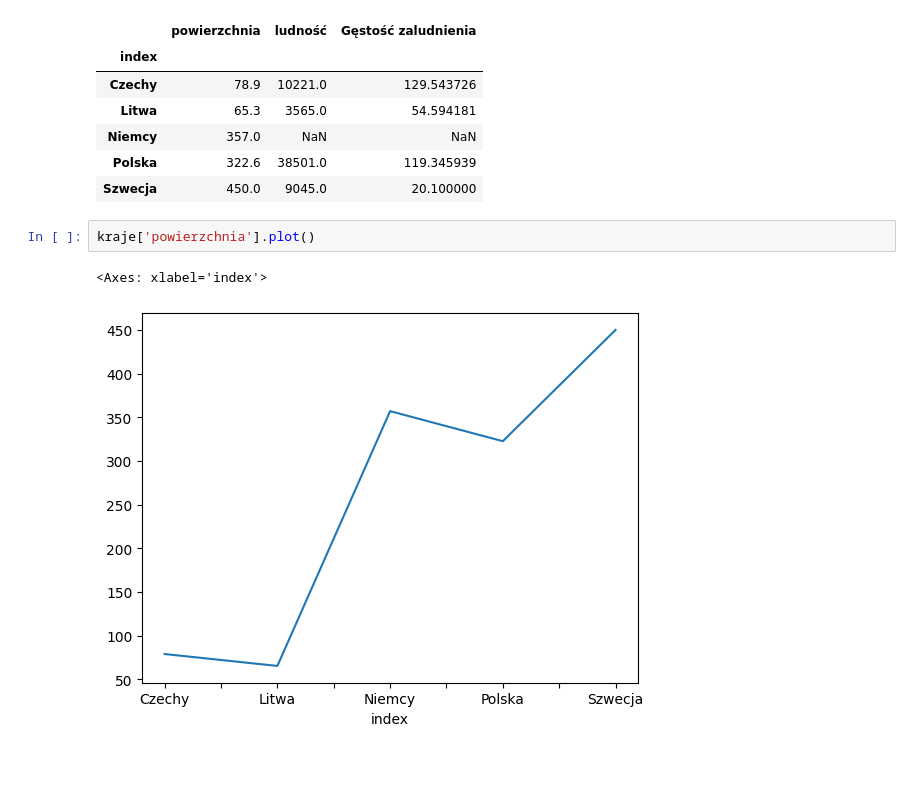
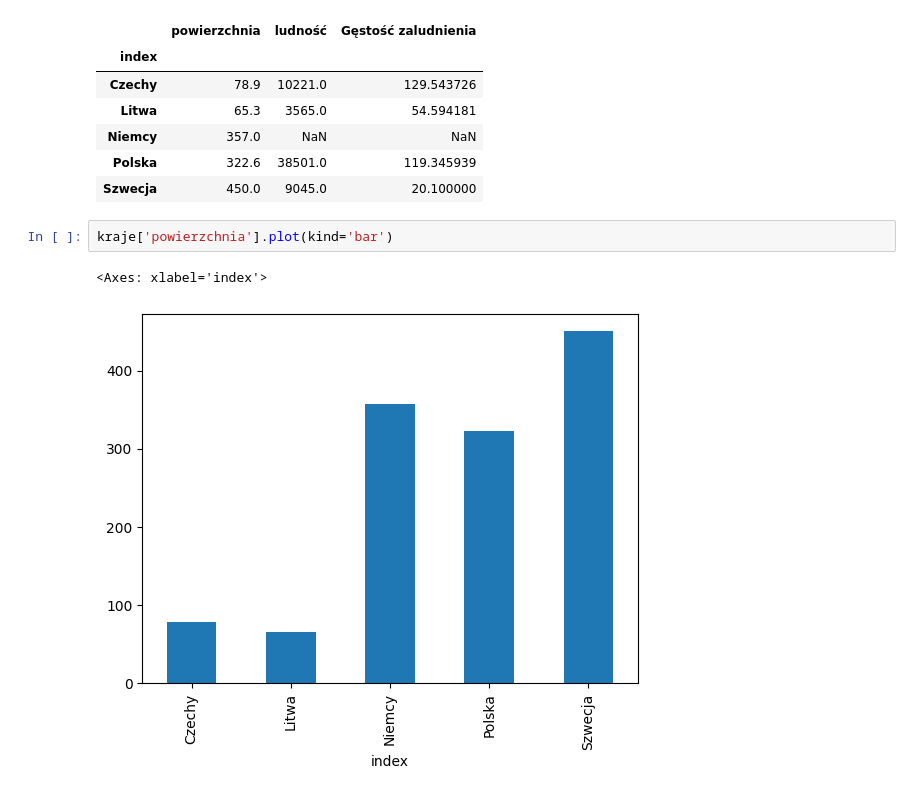
Before and after one commit to tomasz450/Analiza-danych-w-Python-2025-11-17-local, a Jupyter notebook: 3. Pandas/Pandas.ipynb, the cells around one changed output. Saved outputs shown, nothing was run; the diff lists cells and outputs as text; blank space fills up the shorter version.

```diff
--- a/3. Pandas/Pandas.ipynb
+++ b/3. Pandas/Pandas.ipynb
@@ -677,7 +677,7 @@ kraje
 | Polska | 322.6 | 38501.0 | 119.345939 |
 | Szwecja | 450.0 | 9045.0 | 20.100000 |
 # %%
-kraje['powierzchnia'].plot()
+kraje['powierzchnia'].plot(kind='bar')
 # %% [output]
 <Axes: xlabel='index'>
-[figure, old version]
+[figure, new version]
```
